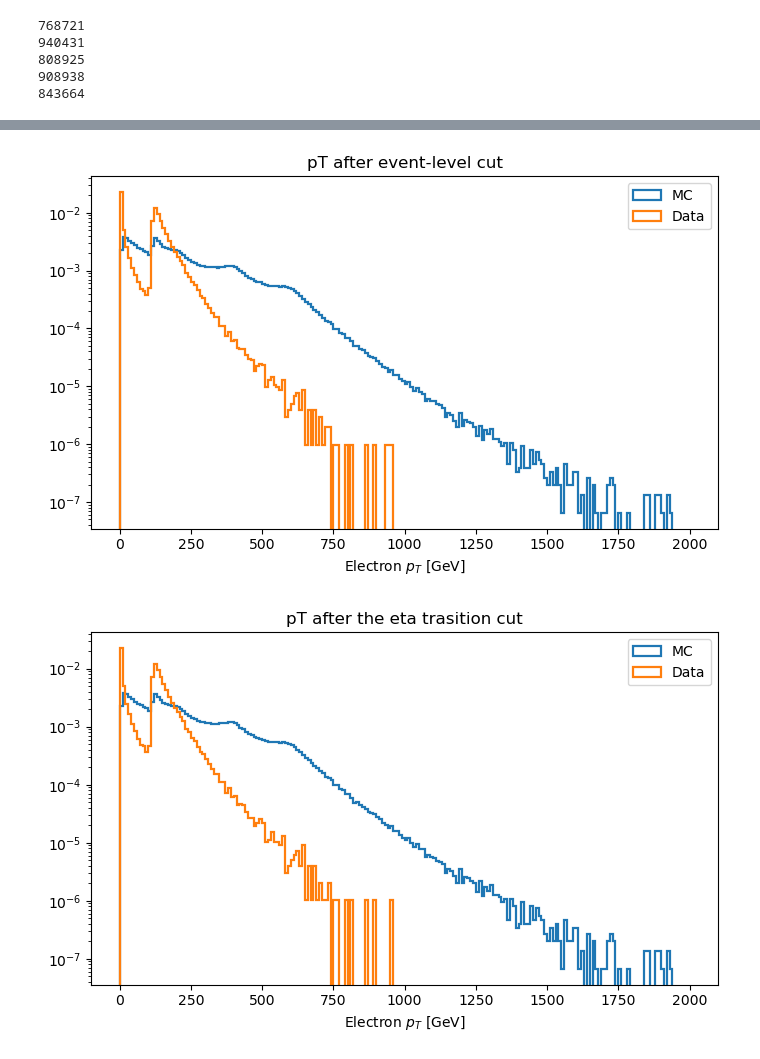
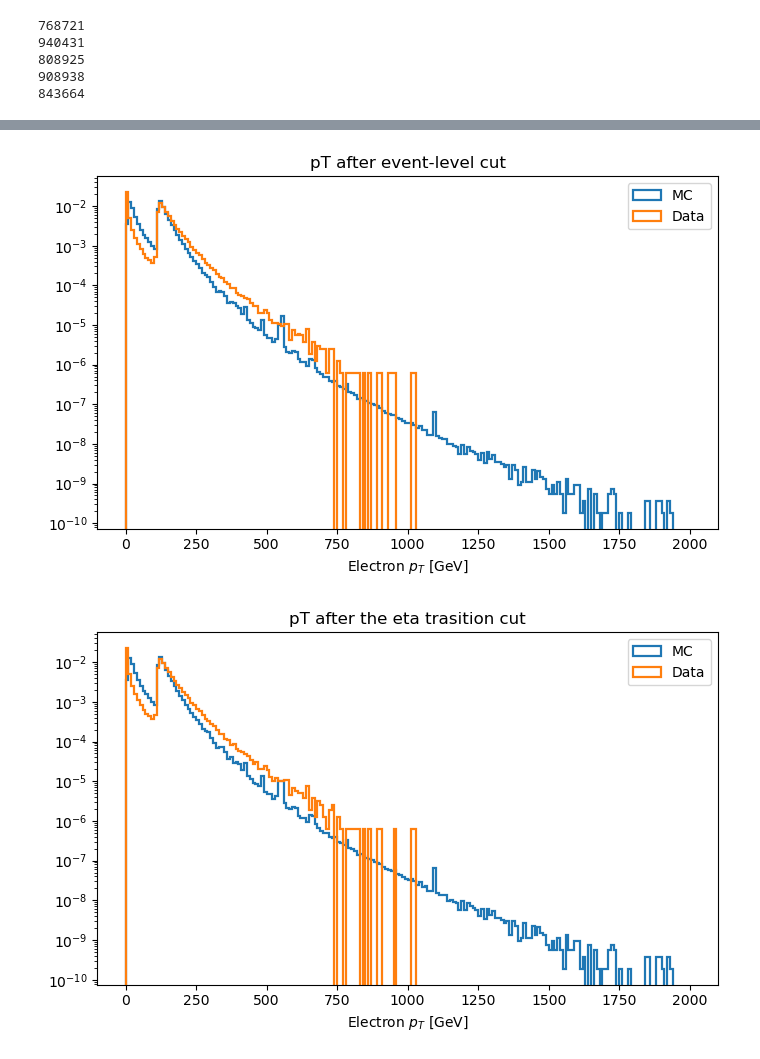
Before and after one commit to XinyiXu03/CMS_Suu_charge_misID, a Jupyter notebook: charge_misID_fraction.ipynb, the cells around one changed output, grey strips where cells are left out. Saved outputs shown, nothing was run; the diff lists cells and outputs as text; code cells hidden in the pictures.

```diff
--- a/charge_misID_fraction.ipynb
+++ b/charge_misID_fraction.ipynb
@@ -499,59 +646,33 @@ probe_check
 # %%
-#for MC
-#pt_event_check = ak.to_numpy(ak.flatten(ds["event_check"].pt,    axis=None)) # no cut
-mc_pt_ele2_check = ak.to_numpy(ak.flatten(ds_mc["ele2_check"].pt,    axis=None))  #After event level cut
-mc_pt_ele2_after_eta_trasition_cut_check = ak.to_numpy(ak.flatten(ds_mc["ele2_after_eta_trasition_cut_check"].pt,    axis=None))
-mc_pt_e_tag_check = ak.to_numpy(ak.flatten(ds_mc["e_tag_check"].pt,    axis=None))  #After general tag selection
-mc_pt_not_tag_e_tagcut_check = ak.to_numpy(ak.flatten(ds_mc["not_tag_e_tagcut_check"].pt,    axis=None))  #After general tag selection
-mc_pt_e_tag_matched_check = ak.to_numpy(ak.flatten(ds_mc["e_tag_matched_check"].pt,    axis=None))  #After trigger matching
-mc_pt_probe_cand_check = ak.to_numpy(ak.flatten(ds_mc["probe_cand_check"].pt,    axis=None))  #After trigger matching
-mc_pt_probe_check = ak.to_numpy(ak.flatten(ds_mc["probe_check"].pt,    axis=None))  #After probe selection
-mc_pt_tag = ak.to_numpy(ak.flatten(ds_mc["tags"].pt,   axis=None))
-mc_pt_probe = ak.to_numpy(ak.flatten(ds_mc["probes"].pt,   axis=None))
-#mc_pt_all = ak.to_numpy(ak.flatten(ds_mc["all_e_pt"],   axis=None))
-
-
-# for data
-data_pt_ele2_check = ak.to_numpy(ak.flatten(ds_data["ele2_check"].pt,    axis=None))  #After event level cut
-data_pt_ele2_after_eta_trasition_cut_check = ak.to_numpy(ak.flatten(ds_data["ele2_after_eta_trasition_cut_check"].pt,    axis=None))
-data_pt_e_tag_check = ak.to_numpy(ak.flatten(ds_data["e_tag_check"].pt,    axis=None))  #After general tag selection
-data_pt_not_tag_e_tagcut_check = ak.to_numpy(ak.flatten(ds_data["not_tag_e_tagcut_check"].pt,    axis=None))  #After general tag selection
-data_pt_e_tag_matched_check = ak.to_numpy(ak.flatten(ds_data["e_tag_matched_check"].pt,    axis=None))  #After trigger matching
-data_pt_probe_cand_check = ak.to_numpy(ak.flatten(ds_data["probe_cand_check"].pt,    axis=None))  #After trigger matching
-data_pt_probe_check = ak.to_numpy(ak.flatten(ds_data["probe_check"].pt,    axis=None))  #After probe selection
-data_pt_tag = ak.to_numpy(ak.flatten(ds_data["tags"].pt, axis=None))
-data_pt_probe = ak.to_numpy(ak.flatten(ds_data["probes"].pt, axis=None))
-#data_pt_all = ak.to_numpy(ak.flatten(ds_data["all_e_pt"],   axis=None))
-
 import numpy as np
 import matplotlib.pyplot as plt
 
 bins = np.linspace(0, 2000, 201)
 
-def plot_pt(arr1, arr2, title, bins=bins, logy=True):
+def plot_pt(mc_arr, mc_w, arr2, title, bins=bins, logy=True):
     plt.figure(figsize=(7,4.5))
-    plt.hist(arr1, bins=bins, density=True, histtype="step", linewidth=1.6, label="MC")
+    plt.hist(mc_arr, bins=bins, weights=mc_w, density=True, histtype="step", linewidth=1.6, label="MC")
     plt.hist(arr2, bins=bins, density=True, histtype="step", linewidth=1.6, label="Data")
     plt.xlabel("Electron $p_T$ [GeV]")
     #plt.ylabel("# of electrons")
     plt.title(title)
     if logy:
         plt.yscale("log")
     plt.legend()
     plt.tight_layout()
     plt.show()
 
 #plot_pt(pt_event_check,             "pT for all event")
-plot_pt(mc_pt_ele2_check, data_pt_ele2_check, "pT after event-level cut")
-plot_pt(mc_pt_ele2_after_eta_trasition_cut_check, data_pt_ele2_after_eta_trasition_cut_check, "pT after the eta trasition cut")
-plot_pt(mc_pt_e_tag_check, data_pt_e_tag_check, "pT after tag selection")
-plot_pt(mc_pt_not_tag_e_tagcut_check, data_pt_not_tag_e_tagcut_check, "pT of non-tags (failed tag selection cuts)")
-plot_pt(mc_pt_e_tag_matched_check, data_pt_e_tag_matched_check, "pT of trigger object matched tags")
-plot_pt(mc_pt_probe_cand_check, data_pt_probe_cand_check, "pT of probe candidates (After trigger matching)")
-plot_pt(mc_pt_probe_check, data_pt_probe_check, "pT of probes (After probe selection)")
-plot_pt(mc_pt_tag, data_pt_tag, "pT of tag e")
-plot_pt(mc_pt_probe, data_pt_probe, "pT of probe e")
-#plot_pt(mc_pt_all, data_pt_all, "pT of all e before any cuts")
+plot_pt(mc_pt_ele2_check, mc_pt_ele2_check_w, data_pt_ele2_check, "pT after event-level cut")
+plot_pt(mc_pt_ele2_after_eta_trasition_cut_check, mc_pt_ele2_after_eta_trasition_cut_check_w, data_pt_ele2_after_eta_trasition_cut_check, "pT after the eta trasition cut")
+plot_pt(mc_pt_e_tag_check, mc_pt_e_tag_check_w, data_pt_e_tag_check, "pT after tag selection")
+plot_pt(mc_pt_not_tag_e_tagcut_check, mc_pt_not_tag_e_tagcut_check_w, data_pt_not_tag_e_tagcut_check, "pT of non-tags (failed tag selection cuts)")
+plot_pt(mc_pt_e_tag_matched_check, mc_pt_e_tag_matched_check_w, data_pt_e_tag_matched_check, "pT of trigger object matched tags")
+plot_pt(mc_pt_probe_cand_check, mc_pt_probe_cand_check_w, data_pt_probe_cand_check, "pT of probe candidates (After trigger matching)")
+plot_pt(mc_pt_probe_check, mc_pt_probe_check_w, data_pt_probe_check, "pT of probes (After probe selection)")
+plot_pt(mc_pt_tag, mc_pt_tag_w, data_pt_tag, "pT of tag e")
+plot_pt(mc_pt_probe, mc_pt_probe_w, data_pt_probe, "pT of probe e")
+#plot_pt(mc_pt_all, mc_pt_all_w, data_pt_all, "pT of all e before any cuts")
 # %% [output]
-[figure, old version]
+[figure, new version]
-[figure, old version]
+[figure, new version]
```
Also changed, not shown: parts of 20 cells of this notebook.
